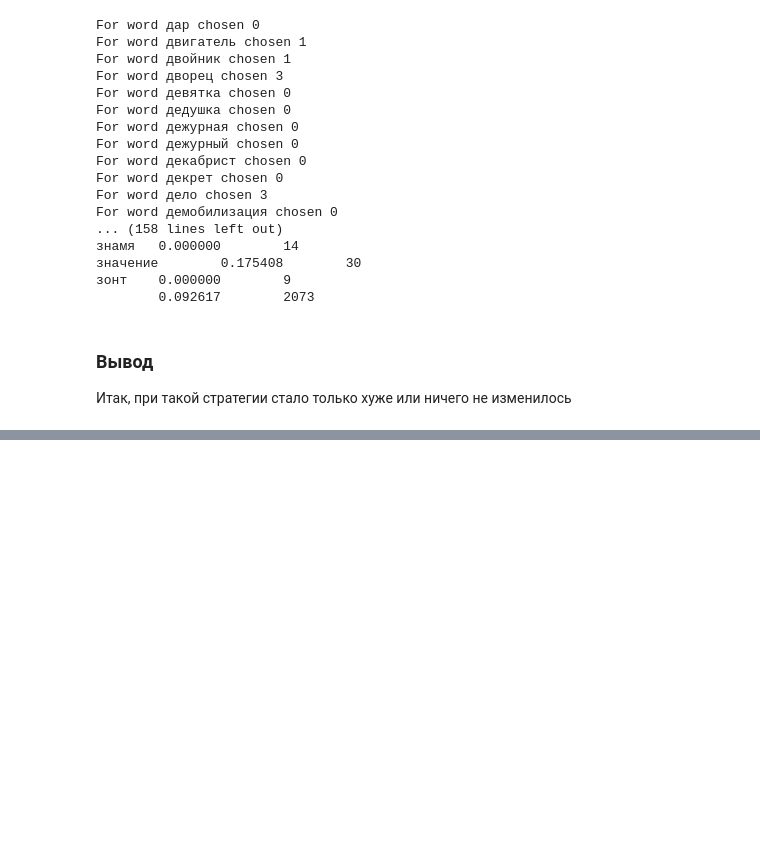
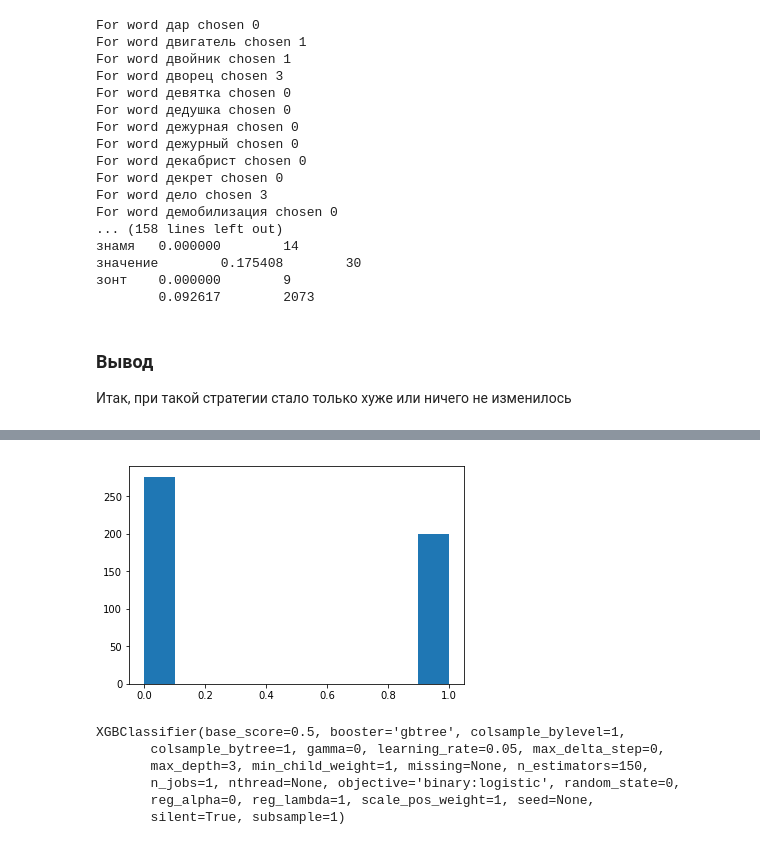
Before and after one commit to fogside/russe_wsi, a Jupyter notebook: notebooks/MixLabels.ipynb, the cells around one changed output, grey strips where cells are left out. Saved outputs shown, nothing was run; the diff lists cells and outputs as text; code cells hidden in the pictures; blank space fills up the shorter version.

```diff
--- a/notebooks/MixLabels.ipynb
+++ b/notebooks/MixLabels.ipynb
@@ -238,0 +323,7 @@ For word демобилизация chosen 0
+# %%
+X = features.drop(labels="true", axis=1).values
+y = features.true.values
+# %%
+xgbSolver = xgboost.XGBClassifier(n_estimators=150, learning_rate=0.05)
+lr = LogisticRegression()
+nb = GaussianNB()
@@ -238,0 +342,16 @@ For word демобилизация chosen 0
+# %%
+predictions = cross_val_predict(nb, X, y, cv=2)
+# %%
+plt.hist(predictions)
+plt.show()
+# %% [output]
+[figure, added]
+# %%
+xgbSolver.fit(X,y)
+# %% [output]
+XGBClassifier(base_score=0.5, booster='gbtree', colsample_bylevel=1,
+       colsample_bytree=1, gamma=0, learning_rate=0.05, max_delta_step=0,
+       max_depth=3, min_child_weight=1, missing=None, n_estimators=150,
+       n_jobs=1, nthread=None, objective='binary:logistic', random_state=0,
+       reg_alpha=0, reg_lambda=1, scale_pos_weight=1, seed=None,
+       silent=True, subsample=1)
```
Also changed, not shown: parts of 33 cells of this notebook.
